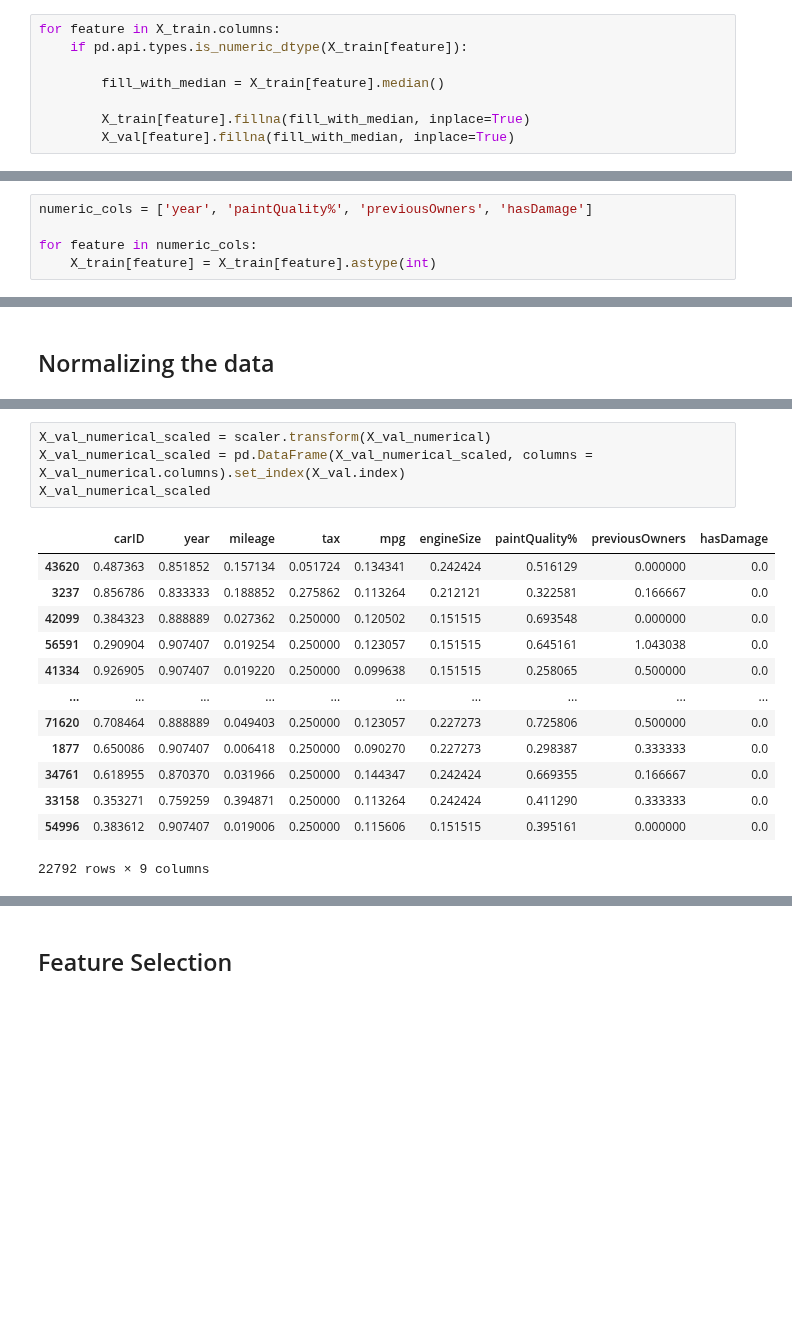
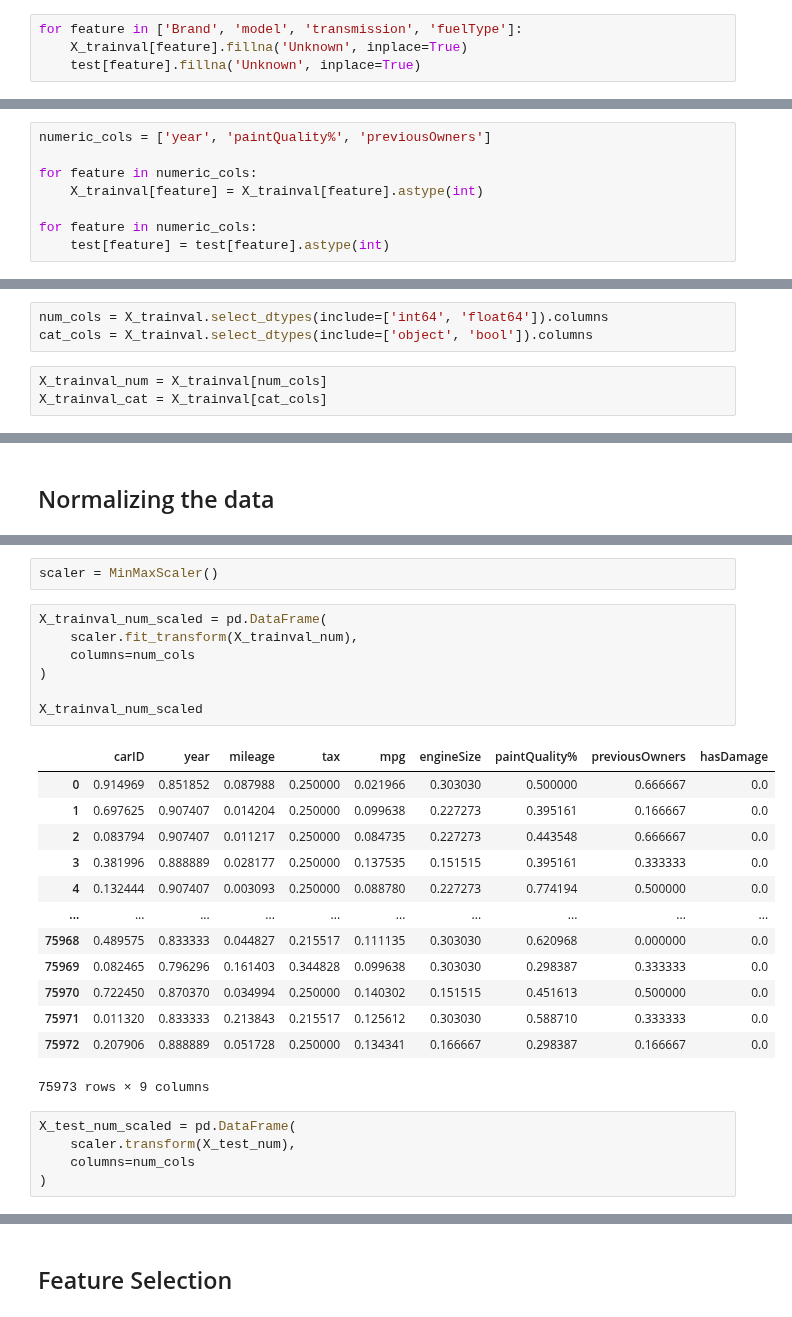
Before and after one commit to Rafaeric71/MachineLearning-Group44, a Jupyter notebook: DataPreProcess.ipynb, the cells around one changed output, grey strips where cells are left out. Saved outputs shown, nothing was run; the diff lists cells and outputs as text; blank space fills up the shorter version.

```diff
--- a/DataPreProcess.ipynb
+++ b/DataPreProcess.ipynb
@@ -76,11 +74,7 @@ X_val.head()
 # %%
-for feature in X_train.columns:
-    if pd.api.types.is_numeric_dtype(X_train[feature]):
-
-        fill_with_median = X_train[feature].median()
-
-        X_train[feature].fillna(fill_with_median, inplace=True)
-        X_val[feature].fillna(fill_with_median, inplace=True)
+for feature in ['Brand', 'model', 'transmission', 'fuelType']:
+    X_trainval[feature].fillna('Unknown', inplace=True)
+    test[feature].fillna('Unknown', inplace=True)
 # %% [output]
 The behavior will change in pandas 3.0. This inplace method will never work because the intermediate object on which we are setting values always behaves as a copy.
 
@@ -118,8 +125,11 @@ dtype: int64
 # %% [markdown]
 ## Data Types
 # %%
-numeric_cols = ['year', 'paintQuality%', 'previousOwners', 'hasDamage']
+numeric_cols = ['year', 'paintQuality%', 'previousOwners']
 
 for feature in numeric_cols:
-    X_train[feature] = X_train[feature].astype(int)
+    X_trainval[feature] = X_trainval[feature].astype(int)
+
+for feature in numeric_cols:
+    test[feature] = test[feature].astype(int)
 # %%
@@ -161,0 +160,6 @@ X_val_numerical = X_val.select_dtypes(include=np.number)
+# %%
+num_cols = X_trainval.select_dtypes(include=['int64', 'float64']).columns
+cat_cols = X_trainval.select_dtypes(include=['object', 'bool']).columns
+# %%
+X_trainval_num = X_trainval[num_cols]
+X_trainval_cat = X_trainval[cat_cols]
@@ -187,18 +171,28 @@ X_train_numerical_scaled
-# %%
-X_val_numerical_scaled = scaler.transform(X_val_numerical)
-X_val_numerical_scaled = pd.DataFrame(X_val_numerical_scaled, columns = X_val_numerical.columns).set_index(X_val.index)
-X_val_numerical_scaled
-# %% [output]
-|  | carID | year | mileage | tax | mpg | engineSize | paintQuality% | previousOwners | hasDamage |
-| 43620 | 0.487363 | 0.851852 | 0.157134 | 0.051724 | 0.134341 | 0.242424 | 0.516129 | 0.000000 | 0.0 |
-| 3237 | 0.856786 | 0.833333 | 0.188852 | 0.275862 | 0.113264 | 0.212121 | 0.322581 | 0.166667 | 0.0 |
-| 42099 | 0.384323 | 0.888889 | 0.027362 | 0.250000 | 0.120502 | 0.151515 | 0.693548 | 0.000000 | 0.0 |
-| 56591 | 0.290904 | 0.907407 | 0.019254 | 0.250000 | 0.123057 | 0.151515 | 0.645161 | 1.043038 | 0.0 |
-| 41334 | 0.926905 | 0.907407 | 0.019220 | 0.250000 | 0.099638 | 0.151515 | 0.258065 | 0.500000 | 0.0 |
-| ... | ... | ... | ... | ... | ... | ... | ... | ... | ... |
-| 71620 | 0.708464 | 0.888889 | 0.049403 | 0.250000 | 0.123057 | 0.227273 | 0.725806 | 0.500000 | 0.0 |
-| 1877 | 0.650086 | 0.907407 | 0.006418 | 0.250000 | 0.090270 | 0.227273 | 0.298387 | 0.333333 | 0.0 |
-| 34761 | 0.618955 | 0.870370 | 0.031966 | 0.250000 | 0.144347 | 0.242424 | 0.669355 | 0.166667 | 0.0 |
-| 33158 | 0.353271 | 0.759259 | 0.394871 | 0.250000 | 0.113264 | 0.242424 | 0.411290 | 0.333333 | 0.0 |
-| 54996 | 0.383612 | 0.907407 | 0.019006 | 0.250000 | 0.115606 | 0.151515 | 0.395161 | 0.000000 | 0.0 |
-22792 rows × 9 columns
+# %%
+scaler = MinMaxScaler()
+# %%
+X_trainval_num_scaled = pd.DataFrame(
+    scaler.fit_transform(X_trainval_num),
+    columns=num_cols
+)
+
+X_trainval_num_scaled
+# %% [output]
+|  | carID | year | mileage | tax | mpg | engineSize | paintQuality% | previousOwners | hasDamage |
+| 0 | 0.914969 | 0.851852 | 0.087988 | 0.250000 | 0.021966 | 0.303030 | 0.500000 | 0.666667 | 0.0 |
+| 1 | 0.697625 | 0.907407 | 0.014204 | 0.250000 | 0.099638 | 0.227273 | 0.395161 | 0.166667 | 0.0 |
+| 2 | 0.083794 | 0.907407 | 0.011217 | 0.250000 | 0.084735 | 0.227273 | 0.443548 | 0.666667 | 0.0 |
+| 3 | 0.381996 | 0.888889 | 0.028177 | 0.250000 | 0.137535 | 0.151515 | 0.395161 | 0.333333 | 0.0 |
+| 4 | 0.132444 | 0.907407 | 0.003093 | 0.250000 | 0.088780 | 0.227273 | 0.774194 | 0.500000 | 0.0 |
+| ... | ... | ... | ... | ... | ... | ... | ... | ... | ... |
+| 75968 | 0.489575 | 0.833333 | 0.044827 | 0.215517 | 0.111135 | 0.303030 | 0.620968 | 0.000000 | 0.0 |
+| 75969 | 0.082465 | 0.796296 | 0.161403 | 0.344828 | 0.099638 | 0.303030 | 0.298387 | 0.333333 | 0.0 |
+| 75970 | 0.722450 | 0.870370 | 0.034994 | 0.250000 | 0.140302 | 0.151515 | 0.451613 | 0.500000 | 0.0 |
+| 75971 | 0.011320 | 0.833333 | 0.213843 | 0.215517 | 0.125612 | 0.303030 | 0.588710 | 0.333333 | 0.0 |
+| 75972 | 0.207906 | 0.888889 | 0.051728 | 0.250000 | 0.134341 | 0.166667 | 0.298387 | 0.166667 | 0.0 |
+75973 rows × 9 columns
+# %%
+X_test_num_scaled = pd.DataFrame(
+    scaler.transform(X_test_num),
+    columns=num_cols
+)
```
Also changed, not shown: parts of 55 cells of this notebook.
